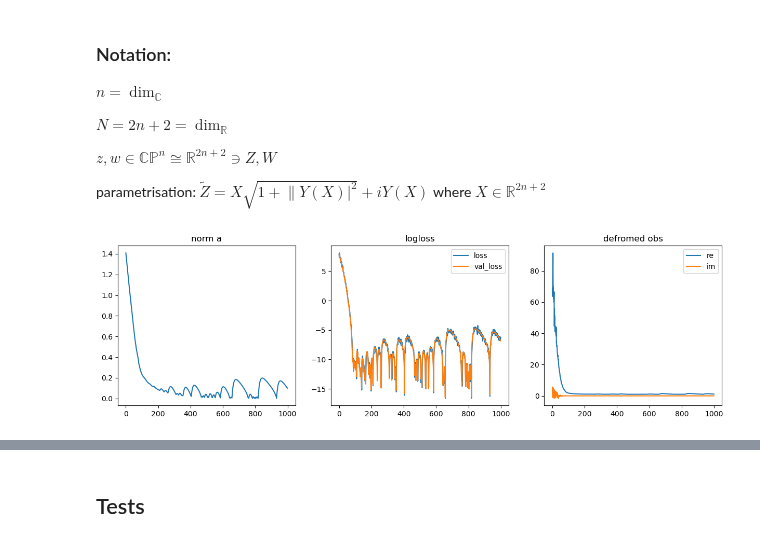
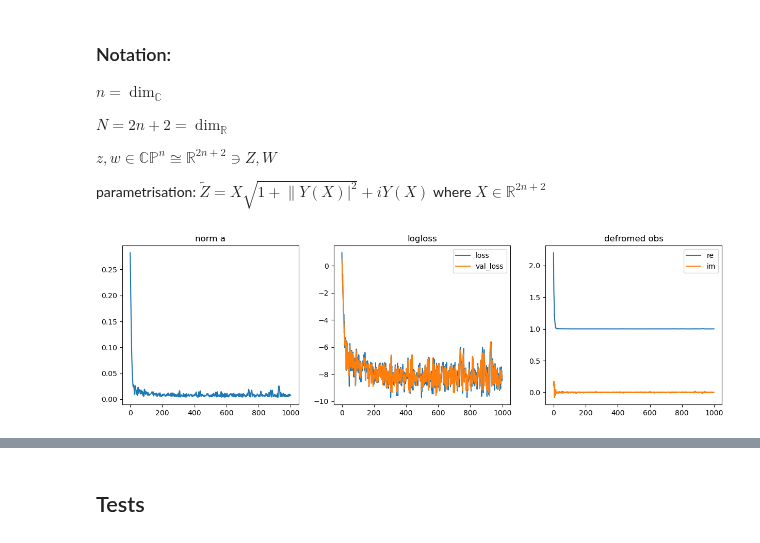
Before and after one commit to dHuberYoumans/CPNStN, a Jupyter notebook: toy_model/toy_model.ipynb, the cells around one changed output, grey strips where cells are left out. Drawn from its saved outputs; the diff is of its cells as text; code cells hidden in the pictures.

Commit message:
update toy model
ZeroDModel now allows to generate (torchified) samples via static method

```diff
--- a/toy_model/toy_model.ipynb
+++ b/toy_model/toy_model.ipynb
@@ -842,6 +844,8 @@ $z, w \in \mathbb{CP}^n \cong \mathbb{R}^{2n + 2} \ni Z, W$
 
 parametrisation: $\tilde Z = X \sqrt{1 + \lVert Y(X)\rvert^2} + i Y(X)$ where $X \in \mathbb{R}^{2n + 2}$
 # %%
+# HELPER FUNCTIONS
+
 def blkdiag(arrs:list) -> torch.tensor:
     # make sure broadcasting works!
     # first element in arrs should be
@@ -856,3 +860,12 @@ def blkdiag(arrs:list) -> torch.tensor:
         c += cc
 
     return out
+
+def grab(x):
+    return x.detach().cpu().numpy()
+
+def loss(obs):
+    return obs.var()
+
+def logloss(obs):
+    return torch.log(obs.var())
@@ -1021,17 +1146,30 @@ class ZeroDModel(nn.Module):
+# %%
+# GENERATING SAMPLES
+n = 2
+beta = 1
+N_steps = 5_000
+burnin = 100
+skip = 5
+
+phi0 = torch.randn(2,(2*n + 2),1)
+
+phi, alpha = ZeroDModel.create_samples(n=n,phi0=phi0,beta=beta,N_steps=N_steps,burnin=burnin,k=skip)
 # %%
-# MODEL
-# n = 2
+# MODEL (n=2)
 
 # SET HYPERPARAMETERS
 beta = 1.0
 alpha = 1e-2
 
 # SET PARAMETERS
-# a = 0.1*torch.randn(*phi.shape[1:]) # deform params linear
-# deformation = 'linear'
 
-a = torch.randn(phi.shape[-3],phi.shape[-2]//2,phi.shape[-1])
-deformation = 'constant'
+# LINEAR DEFORMATION (! works well with logloss)
+a = 0.1*torch.randn(*phi.shape[1:]) # deform params linear
+deformation = 'linear'
+
+# CST DEFORMATION (! works better with loss)
+# a = 0.1*torch.randn(phi.shape[-3],phi.shape[-2]//2,phi.shape[-1])
+# deformation = 'constant'
 
 # SETUP MODEL
 model = ZeroDModel(dim_C=n,observable=lambda x: 1.0,deformation=deformation,deformation_param=a,beta=beta)
@@ -1066,37 +1204,37 @@ for epoch in tqdm(range(epochs)):
     minibatch = np.random.randint(low=0,high=len(phi_train),size=batch_size)
 
     # TRAIN
-    deformed_obs = model(samples=phi_train[minibatch])
+    deformed_obs = model(samples=phi_train[minibatch].cdouble())
     loss_train = loss_fct(deformed_obs)
     loss_train.backward()
 
     with torch.no_grad():
         observable.append(grab(deformed_obs).mean())
 
     optimizer.step()
 
     # VALIDATION
     with torch.no_grad():
-        deformed_obs_val = model(samples=phi_val)
+        deformed_obs_val = model(samples=phi_val.cdouble())
         loss_val = loss_fct(deformed_obs_val)
 
     losses_train.append(grab(loss_train))
     losses_val.append(grab(loss_val))
     anorm.append(np.linalg.norm(grab(a).ravel()))
 
 
 # PLOT
 fig, ax = plt.subplots(nrows=1,ncols=3,figsize=(15,4))
 
 ax[0].plot(anorm)
 ax[0].set_title('norm a')
 ax[1].plot(losses_train,label='loss')
 ax[1].plot(losses_val,label='val_loss')
 ax[1].legend()
 ax[1].set_title('logloss')
 ax[2].plot([z.real for z in observable],label='re')
 ax[2].plot([z.imag for z in observable],label='im')
 ax[2].set_title('defromed obs')
 ax[2].legend();
 # %% [output]
-[figure, old version]
+[figure, new version]
```
Also changed, not shown: parts of 5 cells of this notebook.
